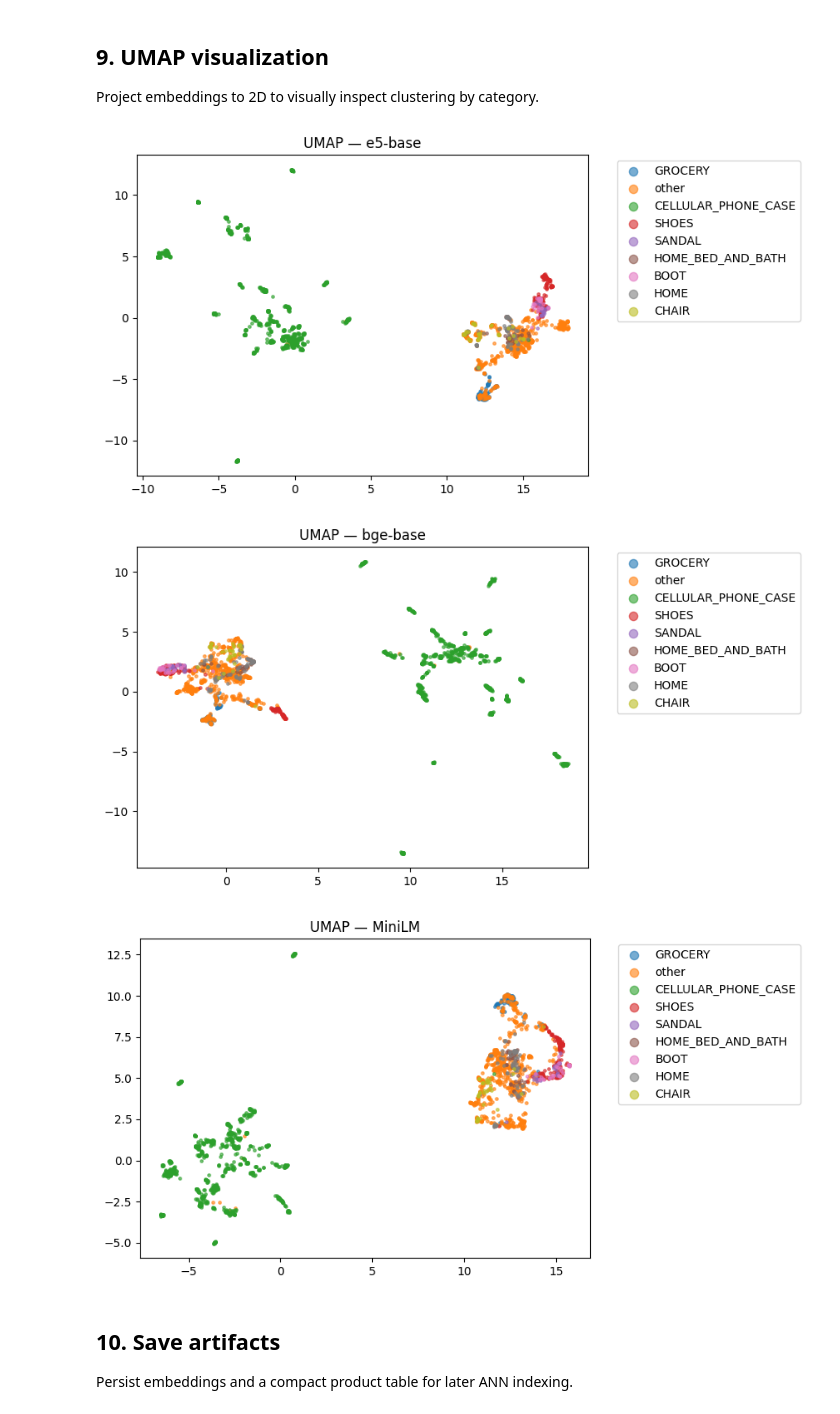
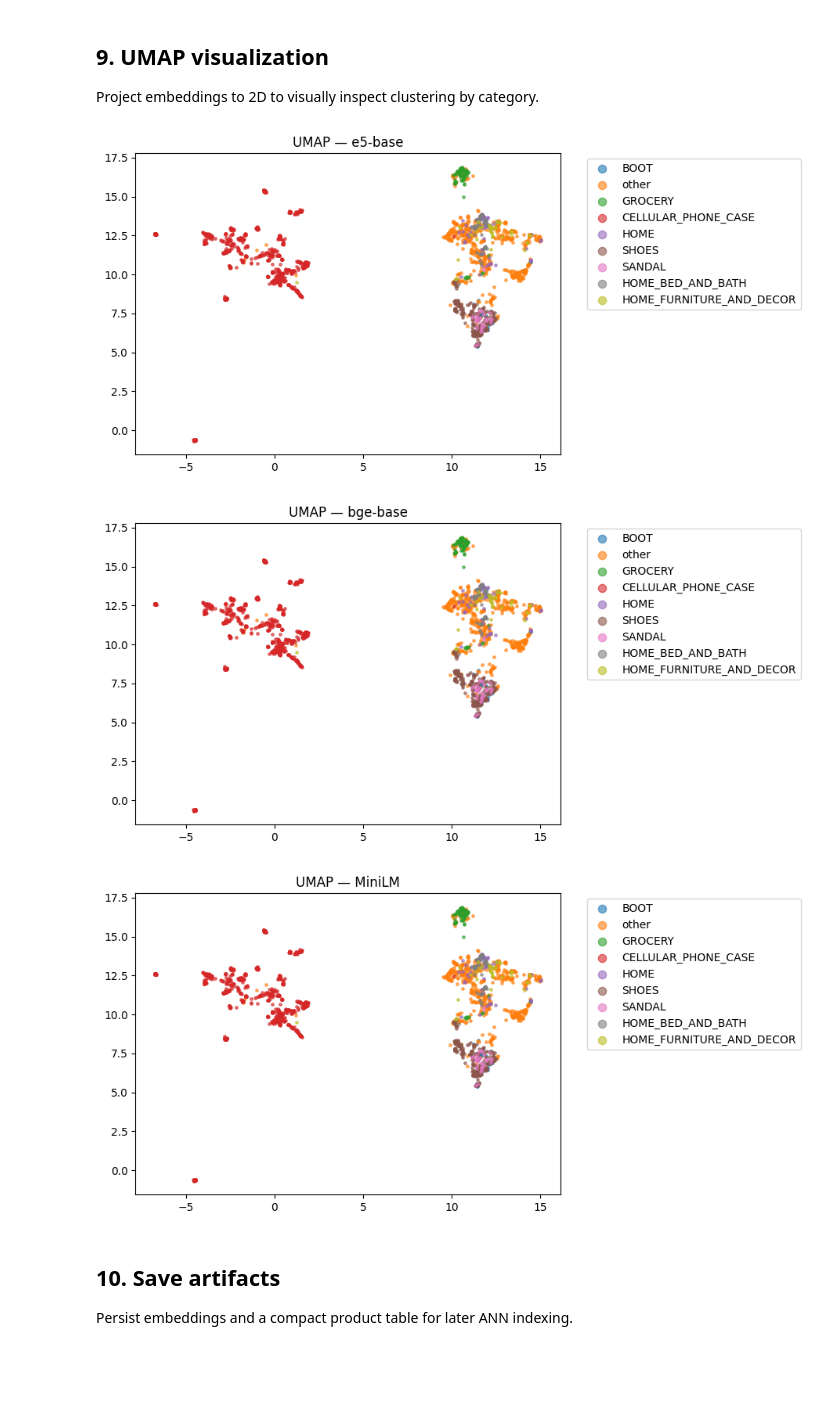
Before and after one commit to mananthakris/shoptalk-search-assistant, a Jupyter notebook: research/eda/ShopTalk_ABO_EDA_Embeddings.ipynb, the cells around one changed output. Cells and saved outputs as stored; diff of their text form; code cells hidden in the pictures; blank space fills up the shorter version.

```diff
--- a/research/eda/ShopTalk_ABO_EDA_Embeddings.ipynb
+++ b/research/eda/ShopTalk_ABO_EDA_Embeddings.ipynb
@@ -258,0 +427,9 @@ Text columns used:
+# %%
+# download_images(
+#     df_main['image_url'].head(5).tolist(),
+#     df_main['image_local_path'].head(5).tolist()
+# )
+
+import os
+for p in df_main['image_local_path'].head(5):
+    print(p, os.path.exists(p))
@@ -258,0 +527,4 @@ Text columns used:
+# %%
+CAPTION_PATH = Path("/content/drive/MyDrive/abo_project/captions_main.parquet")
+df_merged[['item_id','image_caption','item_name','image_url']].dropna().to_parquet(CAPTION_PATH, index=False)
+print("Saved captions:", CAPTION_PATH)
@@ -304,12 +627,24 @@ Please note that authentication is recommended but still optional to access publ
 ## 5. Create a small eval set (queries ↔ positives)
 We synthesize simple queries from product rows (title + constraints). In real use, label true pairs or mine from click logs.
 # %%
+# def make_query(row):
+#     t = extract_value(row['item_name']).lower()
+#     cat = extract_value(row['product_type']).lower()
+#     # very naive query synthesis
+#     return f"{cat} {t}".strip()
+
+df_merged = df_merged.reset_index(drop=True)
+df_merged['global_idx'] = np.arange(len(df_merged))
+# sample = df_merged.sample(n=min(2000, len(df_merged)), random_state=SEED).reset_index(drop=True)
+# sample['query'] = sample.apply(make_query, axis=1)
+# sample[['item_name','product_type','query']].head(5)
+
+# pos = sample['global_idx'].to_numpy()
 def make_query(row):
-    t = str(row['item_name']).lower()
-    cat = str(row['product_type']).split('/')[-1] if row['product_type'] else ''
-    # very naive query synthesis
+    t = extract_value(row['item_name']).lower()
+    cat = extract_value(row['product_type']).lower()
     return f"{cat} {t}".strip()
 
-sample = df.sample(n=min(2000, len(df)), random_state=SEED).reset_index(drop=True)
+sample = df_merged.sample(n=min(2000, len(df_merged)), random_state=SEED).reset_index(drop=True)
 sample['query'] = sample.apply(make_query, axis=1)
-sample[['item_name','product_type','query']].head(5)
+pos = sample['global_idx'].to_numpy()
@@ -411,39 +826,43 @@ import matplotlib.pyplot as plt
 
 def extract_value(obj):
     if obj is None: return ''
     if isinstance(obj, str): return obj.strip()
     if isinstance(obj, (int, float, bool)): return str(obj)
     if isinstance(obj, dict):
         return extract_value(obj.get('value', '')) or ' '.join(extract_value(v) for v in obj.values())
     if isinstance(obj, list):
         return ' '.join(extract_value(el) for el in obj)
     return ''
 
+sample_idx = sample['global_idx'].to_numpy()
+emb = EMB[(name,'docs')]
+emb_sub = emb[sample_idx]
+
 # If your sample has product_type JSON, normalize it
 if 'product_type' in sample.columns:
     sample['_label'] = sample['product_type'].apply(extract_value).str.strip()
 
-def umap_plot(emb, labels, title):
+def umap_plot(emb_sub, labels, title):
     reducer = umap.UMAP(n_neighbors=30, min_dist=0.1, random_state=SEED)
-    Z = reducer.fit_transform(emb)
+    Z = reducer.fit_transform(emb_sub)
     # Map top few categories to colors
     cats = pd.Series(labels).fillna('')
     top = cats.value_counts().head(8).index
     col = cats.apply(lambda x: x if x in top else 'other')
     fig, ax = plt.subplots(figsize=(7,5))
     for c in col.unique():
         idx = (col == c).values
         ax.scatter(Z[idx,0], Z[idx,1], s=6, alpha=0.6, label=c)
     ax.legend(markerscale=3, bbox_to_anchor=(1.05, 1), loc='upper left')
     ax.set_title(title)
     plt.show()
 
 for name in ENCODERS.keys():
-    umap_plot(EMB[(name,'docs')], sample['_label'].tolist(), title=f'UMAP — {name}')
+    umap_plot(emb_sub, sample['_label'].tolist(), title=f'UMAP — {name}')
 # %% [output]
-[figure, old version]
+[figure, new version]
-[figure, old version]
+[figure, new version]
-[figure, old version]
+[figure, new version]
 # %% [markdown]
 ## 10. Save artifacts
 Persist embeddings and a compact product table for later ANN indexing.
```
Also changed, not shown: parts of 39 cells of this notebook.
